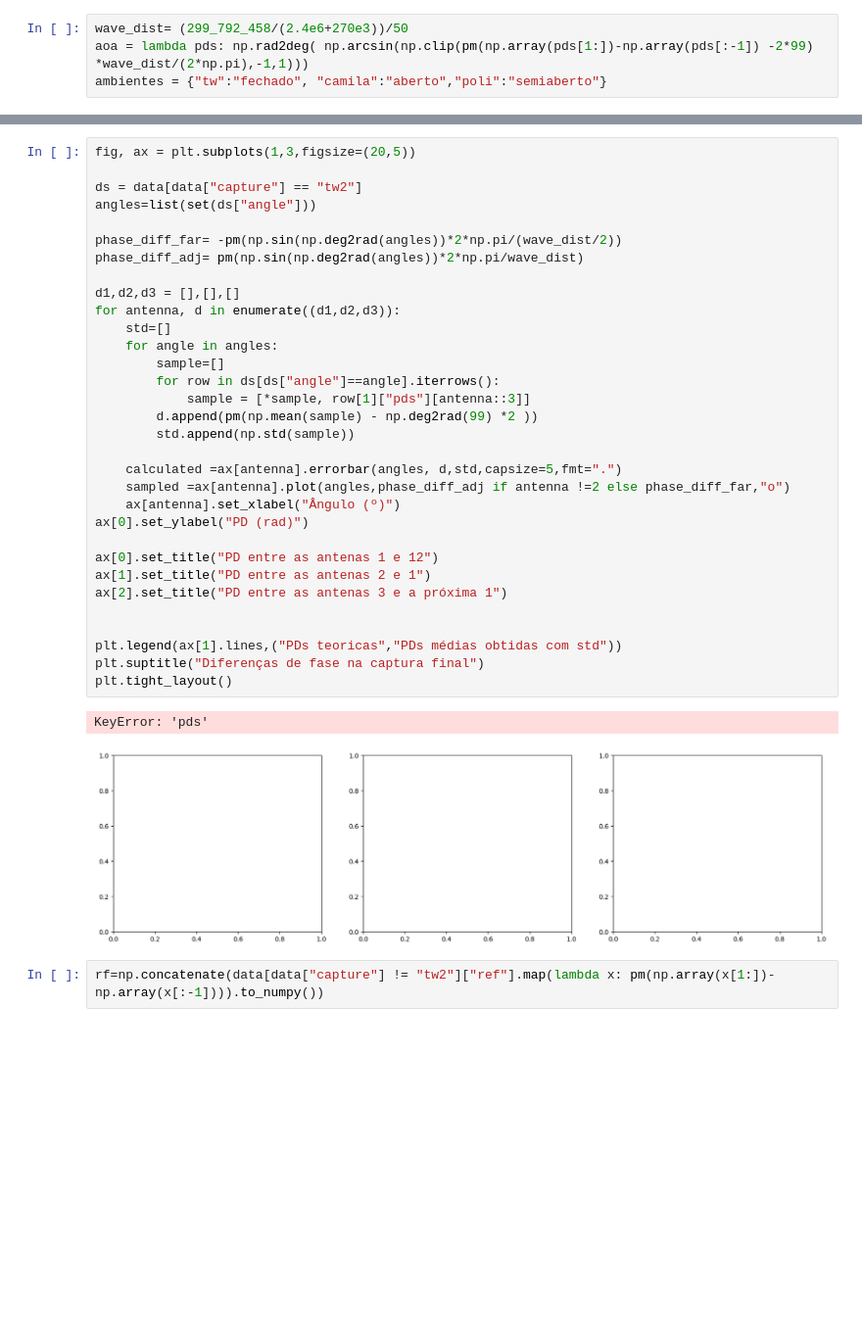
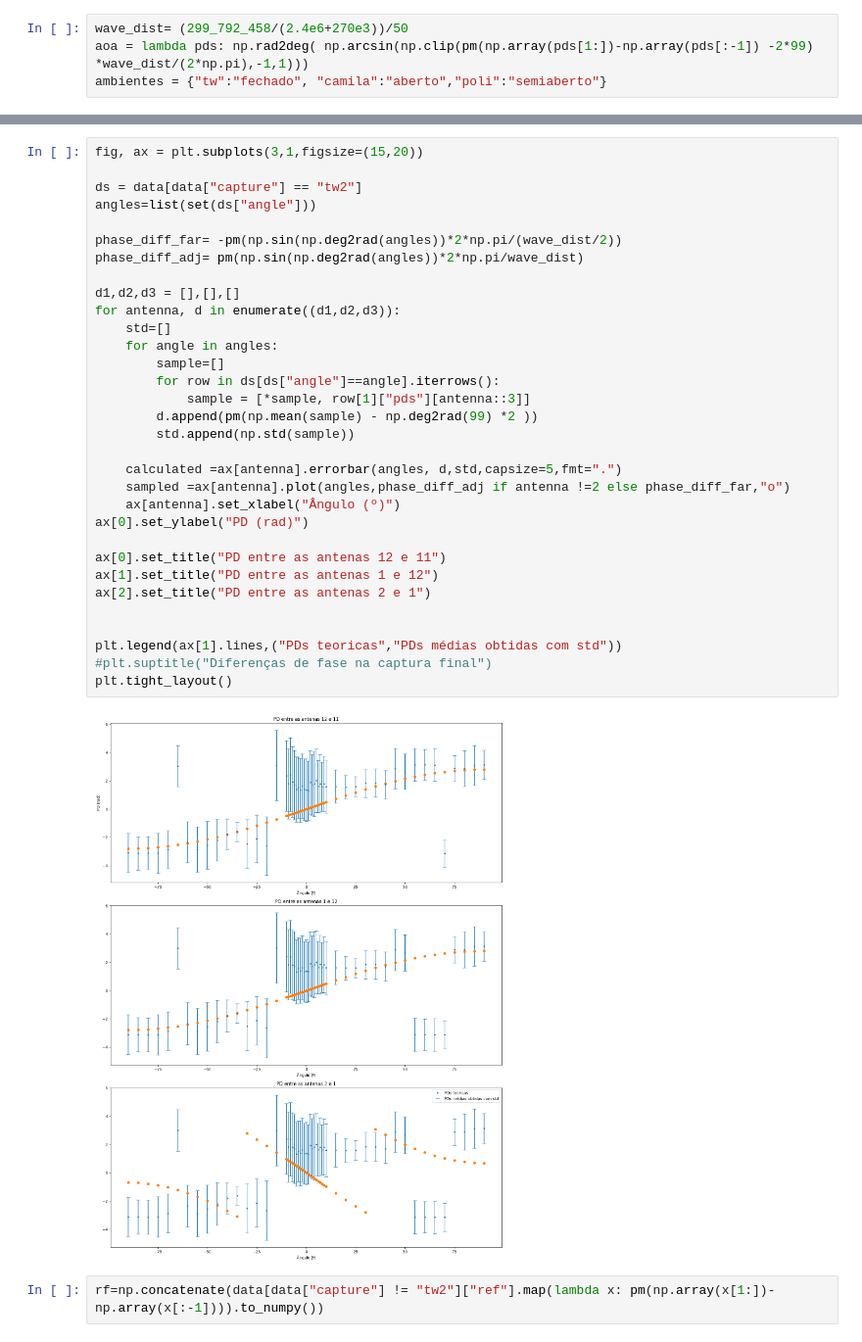
Before and after one commit to pedroterziotti/TCC-AoA, a Jupyter notebook: Final/classicos/graphs_pd.ipynb, the cells around one changed output, grey strips where cells are left out. Shown at 98% size. Cells and saved outputs as stored; diff of their text form; blank space fills up the shorter version.

```diff
--- a/Final/classicos/graphs_pd.ipynb
+++ b/Final/classicos/graphs_pd.ipynb
@@ -76,40 +76,39 @@ plt.tight_layout()
 # %% [output]
 [figure]
 # %%
-fig, ax = plt.subplots(1,3,figsize=(20,5))
+fig, ax = plt.subplots(3,1,figsize=(15,20))
 
 ds = data[data["capture"] == "tw2"]
 angles=list(set(ds["angle"]))
 
 phase_diff_far= -pm(np.sin(np.deg2rad(angles))*2*np.pi/(wave_dist/2))
 phase_diff_adj= pm(np.sin(np.deg2rad(angles))*2*np.pi/wave_dist)
 
 d1,d2,d3 = [],[],[]
 for antenna, d in enumerate((d1,d2,d3)):
     std=[]
     for angle in angles:
         sample=[]
         for row in ds[ds["angle"]==angle].iterrows():
             sample = [*sample, row[1]["pds"][antenna::3]]
         d.append(pm(np.mean(sample) - np.deg2rad(99) *2 ))
         std.append(np.std(sample))
 
     calculated =ax[antenna].errorbar(angles, d,std,capsize=5,fmt=".")
     sampled =ax[antenna].plot(angles,phase_diff_adj if antenna !=2 else phase_diff_far,"o")
     ax[antenna].set_xlabel("Ângulo (º)")
 ax[0].set_ylabel("PD (rad)")
 
-ax[0].set_title("PD entre as antenas 1 e 12")
-ax[1].set_title("PD entre as antenas 2 e 1")
-ax[2].set_title("PD entre as antenas 3 e a próxima 1")
+ax[0].set_title("PD entre as antenas 12 e 11")
+ax[1].set_title("PD entre as antenas 1 e 12")
+ax[2].set_title("PD entre as antenas 2 e 1")
 
 
 plt.legend(ax[1].lines,("PDs teoricas","PDs médias obtidas com std"))
-plt.suptitle("Diferenças de fase na captura final")
+#plt.suptitle("Diferenças de fase na captura final")
 plt.tight_layout()
 # %% [output]
-KeyError: 'pds'
-[figure, old version]
+[figure, new version]
 # %%
 rf=np.concatenate(data[data["capture"] != "tw2"]["ref"].map(lambda x: pm(np.array(x[1:])-np.array(x[:-1]))).to_numpy())
 # %%
```
Also changed, not shown: parts of 2 cells of this notebook, 25 other files.
